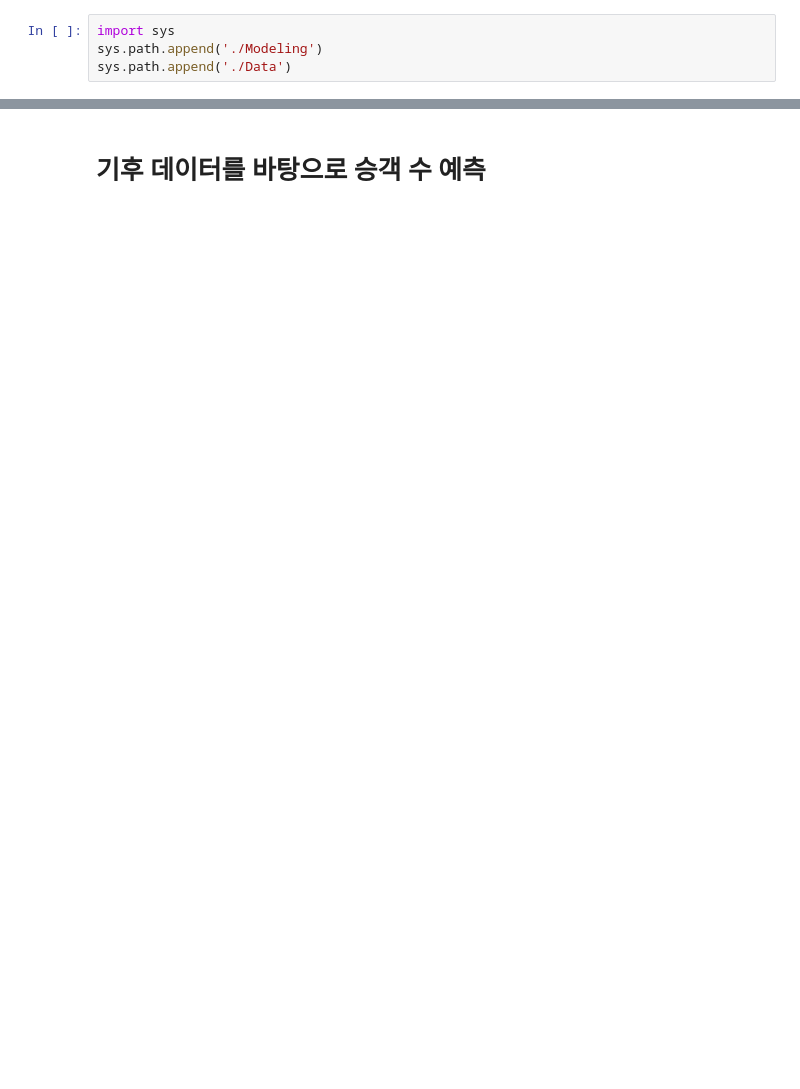
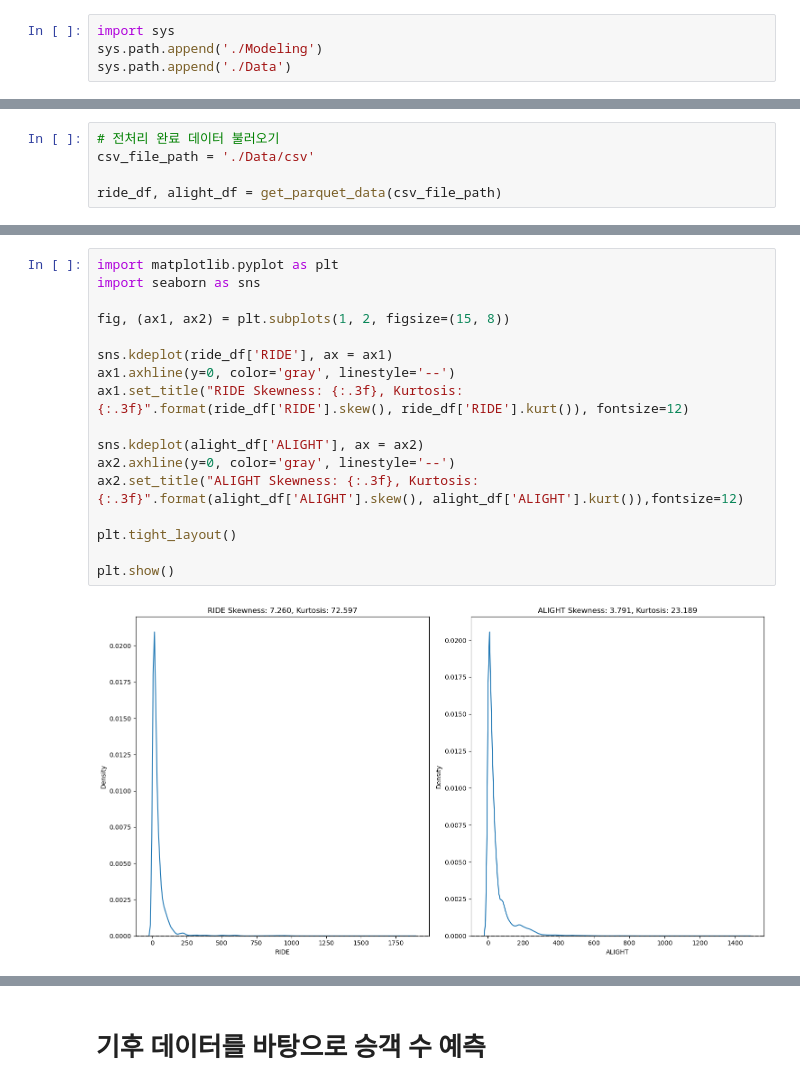
Before and after one commit to Mulcam-Finalproject3/Resurrection_Of_Squirrel_Bus, a Jupyter notebook: src/regression.ipynb, the cells around one changed output, grey strips where cells are left out. Cells and saved outputs as stored; diff of their text form; blank space fills up the shorter version.

```diff
--- a/src/regression.ipynb
+++ b/src/regression.ipynb
@@ -122,0 +7,5 @@ pred_weather_df = encoding_data(pred_weather_df)
+# %%
+# 전처리 완료 데이터 불러오기
+csv_file_path = './Data/csv'
+
+ride_df, alight_df = get_parquet_data(csv_file_path)
@@ -122,0 +18,19 @@ pred_weather_df = encoding_data(pred_weather_df)
+# %%
+import matplotlib.pyplot as plt
+import seaborn as sns
+
+fig, (ax1, ax2) = plt.subplots(1, 2, figsize=(15, 8))
+
+sns.kdeplot(ride_df['RIDE'], ax = ax1)
+ax1.axhline(y=0, color='gray', linestyle='--')
+ax1.set_title("RIDE Skewness: {:.3f}, Kurtosis: {:.3f}".format(ride_df['RIDE'].skew(), ride_df['RIDE'].kurt()), fontsize=12)
+
+sns.kdeplot(alight_df['ALIGHT'], ax = ax2)
+ax2.axhline(y=0, color='gray', linestyle='--')
+ax2.set_title("ALIGHT Skewness: {:.3f}, Kurtosis: {:.3f}".format(alight_df['ALIGHT'].skew(), alight_df['ALIGHT'].kurt()),fontsize=12)
+
+plt.tight_layout()
+
+plt.show()
+# %% [output]
+[figure, added]
```
Also changed, not shown: parts of 50 cells of this notebook.
